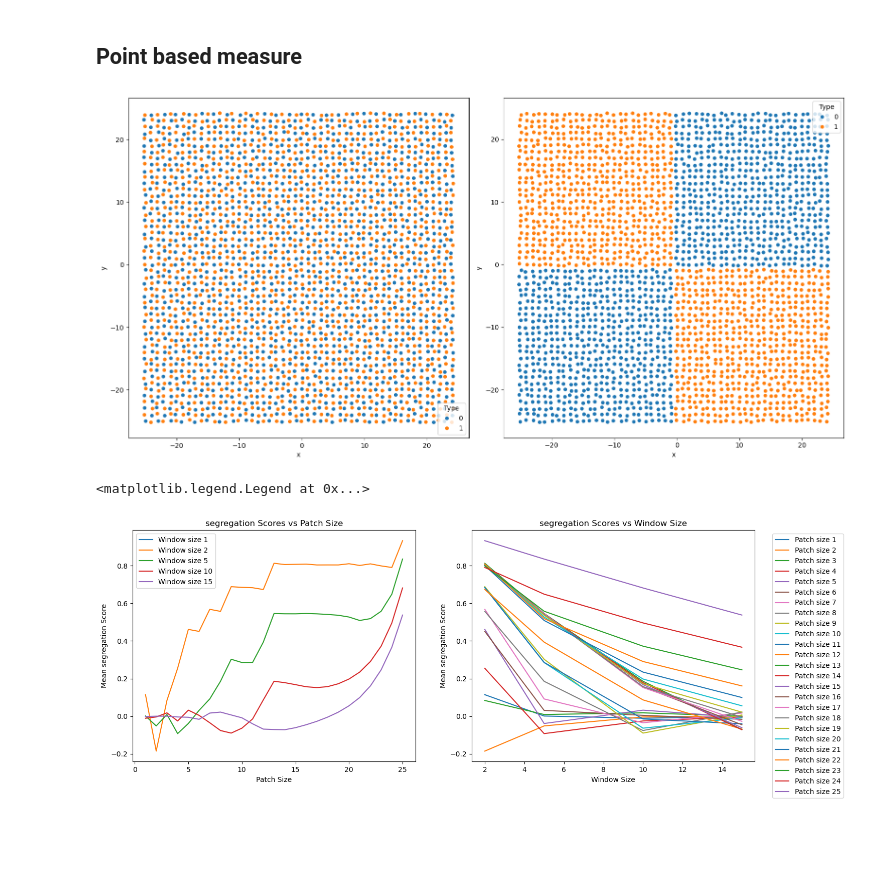
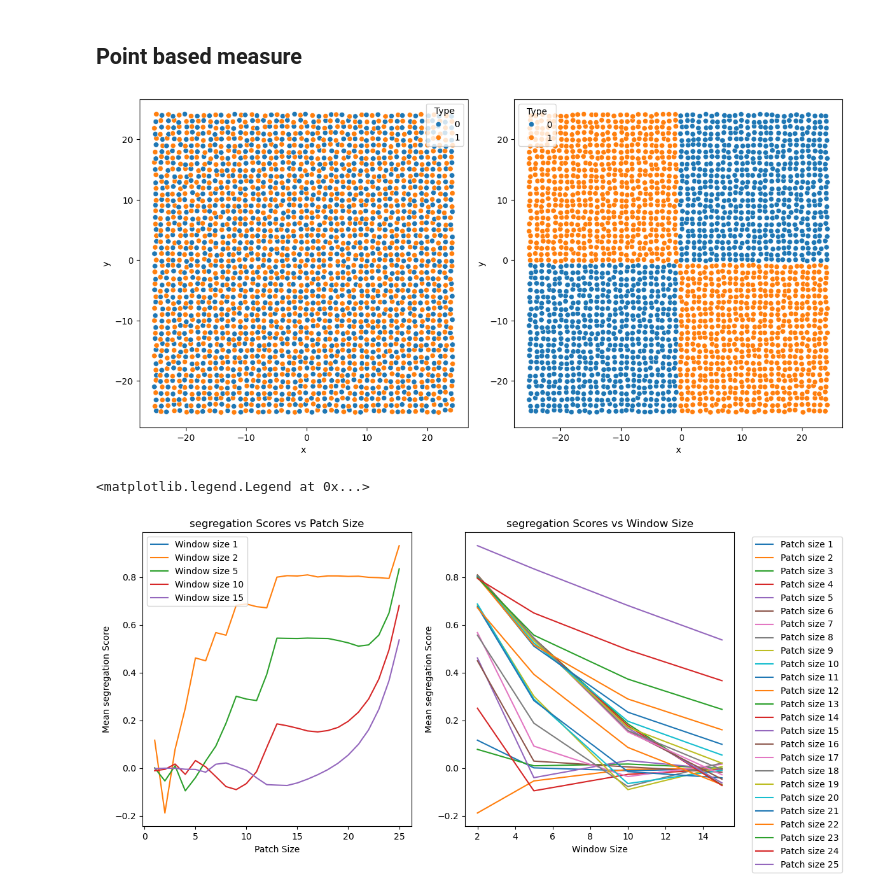
Before and after one commit to simonvanvliet/SpatialToleranceModel, a Jupyter notebook: 6_Pattern_Analysis/1_test_segregation_score.ipynb, the cells around one changed output. Saved outputs shown, nothing was run; the diff lists cells and outputs as text; code cells hidden in the pictures; blank space fills up the shorter version.

```diff
--- a/6_Pattern_Analysis/1_test_segregation_score.ipynb
+++ b/6_Pattern_Analysis/1_test_segregation_score.ipynb
@@ -190,7 +190,7 @@ im1 = _create_chessboard(50, 50, 1)
 im2 = _create_chessboard(50, 50, 25)
 
 # Plot example patterns with the two extreme patch sizes
-fig, ax = plt.subplots(figsize=(16,8),ncols=2)
+fig, ax = plt.subplots(figsize=(12,6),ncols=2)
 ax[0].imshow(im1, cmap=cmap)
 ax[0].set_title('Example Pattern 1')
 ax[1].imshow(im2, cmap=cmap)
@@ -208,7 +208,7 @@ for p in patch_size:
 segregation_results = np.array(segregation_results)
 
 # Plot segregation results
-fig, axs =  plt.subplots(1, 2, figsize=(16,6))
+fig, axs =  plt.subplots(1, 2, figsize=(12,6))
 for idx, w in enumerate(window_sizes):
     axs[0].plot(patch_size, segregation_results[:,idx], label=f'Window size {w}')
 axs[0].set_xlabel('Patch Size')
@@ -235,7 +235,7 @@ df1 = _create_chessboard_points(50, 50, 1, noise=0.4)
 df2 = _create_chessboard_points(50, 50, 25, noise=0.4)
 
 # Plot comparison of array-based vs point-based patterns
-fig, axes = plt.subplots(1, 2, figsize=(16, 16))
+fig, axes = plt.subplots(1, 2, figsize=(12, 6))
 
 sns.scatterplot(df1, x='x', y='y', ax=axes[0], hue='Type')
 axes[0].set_aspect('equal')
@@ -244,35 +244,35 @@ axes[1].set_aspect('equal')
 
 plt.tight_layout()
 plt.show()
 
 
 # run segregation analysis over range of patch sizes and window sizes
 window_sizes = [1,2,5,10,15]
 patch_size = np.arange(1,26,1)
 
 segregation_results = []
 for p in patch_size:
-    im = _create_chessboard_points(50, 50, p, noise=0.4)
-    mean_segregation, std_segregation = calc_segregation_scores_points(im, window_sizes, focal_type=1, other_type=0)
+    df = _create_chessboard_points(50, 50, p, noise=0.4)
+    mean_segregation, std_segregation = calc_segregation_scores_points(df, window_sizes, focal_type=1, other_type=0)
     segregation_results.append(mean_segregation)
 segregation_results = np.array(segregation_results)
 
 # Plot segregation results
-fig, axs =  plt.subplots(1, 2, figsize=(16,6))
+fig, axs =  plt.subplots(1, 2, figsize=(12,6))
 for idx, w in enumerate(window_sizes):
     axs[0].plot(patch_size, segregation_results[:,idx], label=f'Window size {w}')
 axs[0].set_xlabel('Patch Size')
 axs[0].set_ylabel('Mean segregation Score')
 axs[0].set_title('segregation Scores vs Patch Size')
 axs[0].legend()
 
 for idx, p in enumerate(patch_size):
     axs[1].plot(window_sizes, segregation_results[idx,:], label=f'Patch size {p}')
 axs[1].set_xlabel('Window Size')
 axs[1].set_ylabel('Mean segregation Score')
 axs[1].set_title('segregation Scores vs Window Size')
 axs[1].legend(bbox_to_anchor=(1.05, 1), loc='upper left')
 # %% [output]
-[figure, old version]
+[figure, new version]
 <matplotlib.legend.Legend at 0x...>
-[figure, old version]
+[figure, new version]
```
Also changed, not shown: parts of 1 cell of this notebook, 3 other files.
